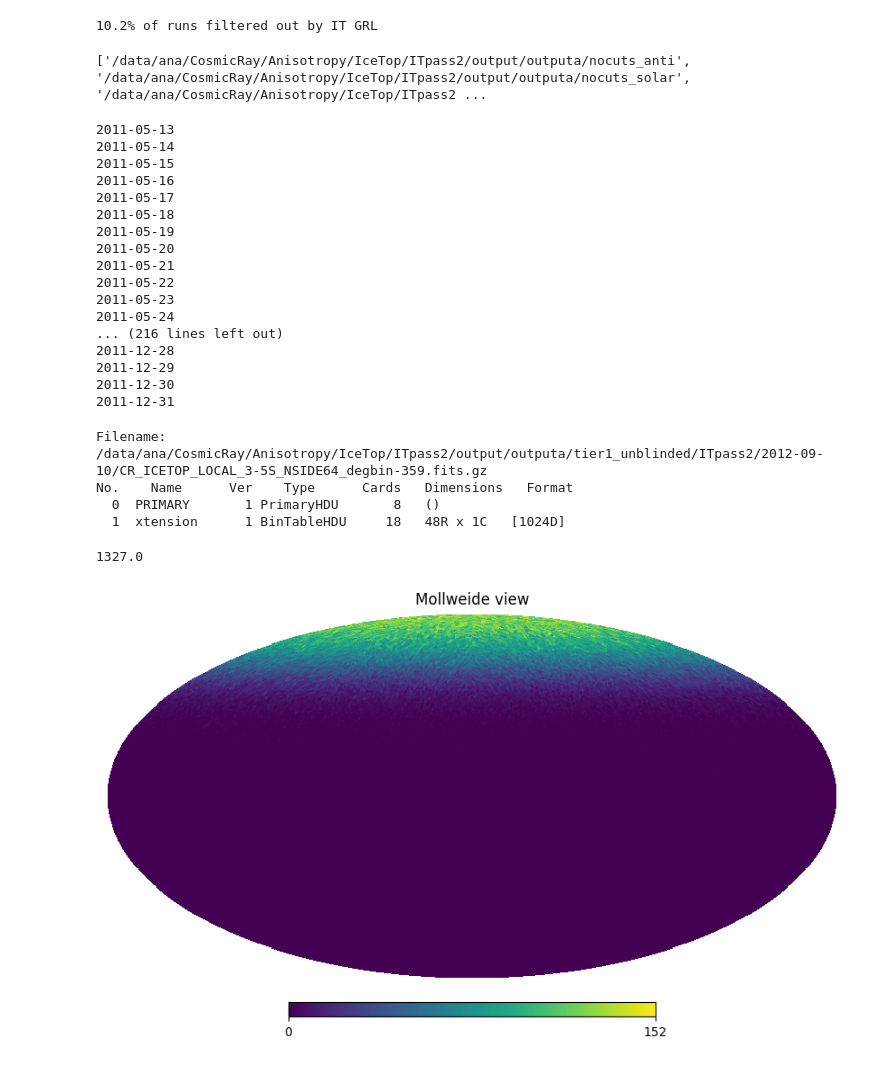
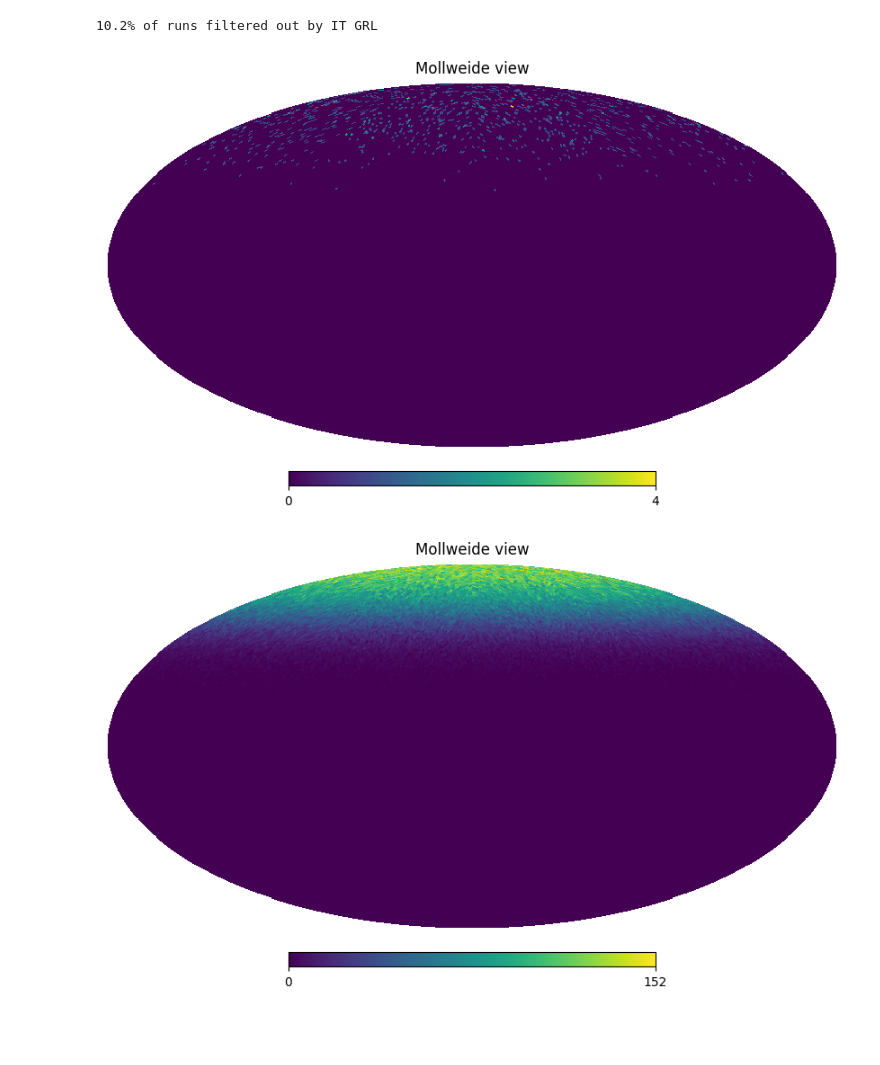
Before and after one commit to fmcnallyi3/it_anisotropy, a Jupyter notebook: stability/livetime_test.ipynb, the cells around one changed output. Saved outputs shown, nothing was run; the diff lists cells and outputs as text; code cells hidden in the pictures; blank space fills up the shorter version.

Commit message:
Tested loading of count files for rate analysis in livetime_test

```diff
--- a/stability/livetime_test.ipynb
+++ b/stability/livetime_test.ipynb
@@ -25,33 +26,16 @@ i3_livetime = grl_tools.daily_livetime(i3_goodruns, it_goodruns)
 # %% [output]
 10.2% of runs filtered out by IT GRL
 # %%
-# We need the counts for each day in the IceTop maps. Create a count finder?
+# We need the counts for each day in the IceTop maps. Created count_finder.py for this purpose
+prefix = '/data/user/fmcnally/icetop_12yr/stability'
+count_files = sorted(glob(f'{prefix}/counts_20??_Tier?.json'))
+
+# Load count files into a single dictionary
+d = {}
+for tier in range(1, 5):
+    d[tier] = {}
+    tier_files = [f for f in count_files if f'Tier{tier}' in f]
+    for tier_file in tier_files:
+        with open(tier_file, 'r') as f:
+            d_i = json.load(f)
+        d[tier].update(d_i)
-# %%
-prefix = '/data/ana/CosmicRay/Anisotropy/IceTop/ITpass2/output/outputa'
-print(sorted(glob(f'{prefix}/*')))
-# %% [output]
-['/data/ana/CosmicRay/Anisotropy/IceTop/ITpass2/output/outputa/nocuts_anti', '/data/ana/CosmicRay/Anisotropy/IceTop/ITpass2/output/outputa/nocuts_solar', '/data/ana/CosmicRay/Anisotropy/IceTop/ITpass2 ...
-# %%
-prefix = '/data/ana/CosmicRay/Anisotropy/IceTop/ITpass2/output/outputa/tier1_unblinded/ITpass2'
-test = sorted(glob(f'{prefix}/2011-*'))
-for day in test:
-    ymd = day.split('/')[-1]
-    print(ymd)
-# %% [output]
-2011-05-13
-2011-05-14
-2011-05-15
-2011-05-16
-2011-05-17
-2011-05-18
-2011-05-19
-2011-05-20
-2011-05-21
-2011-05-22
-2011-05-23
-2011-05-24
-... (216 lines left out)
-2011-12-28
-2011-12-29
-2011-12-30
-2011-12-31
@@ -60,25 +42,11 @@ from astropy.io import fits
-# %%
-# Open the FITS file
-hdul = fits.open(map_file)
-
-# See what's inside
-hdul.info()
-
-# Access the primary HDU data and header
-data = hdul[1].data
-header = hdul[1].header
-
-# Optional: close the file
-hdul.close()
-# %% [output]
-Filename: /data/ana/CosmicRay/Anisotropy/IceTop/ITpass2/output/outputa/tier1_unblinded/ITpass2/2012-09-10/CR_ICETOP_LOCAL_3-5S_NSIDE64_degbin-359.fits.gz
-No.    Name      Ver    Type      Cards   Dimensions   Format
-  0  PRIMARY       1 PrimaryHDU       8   ()
-  1  xtension      1 BinTableHDU     18   48R x 1C   [1024D]
-# %%
-print(np.sum([row[0] for row in data]))
-# %% [output]
-1327.0
+# %%
+files = sorted(glob(f'{prefix}/tier2_unblinded/ITpass2/2012-08-08/*'))
+map_file = files[0]
+data = hp.read_map(map_file)
+hp.mollview(data)
+plt.show()
+# %% [output]
+[figure, added]
 # %%
 data_tot = np.zeros(hp.nside2npix(64))
 
```
Also changed, not shown: parts of 2 cells of this notebook.
